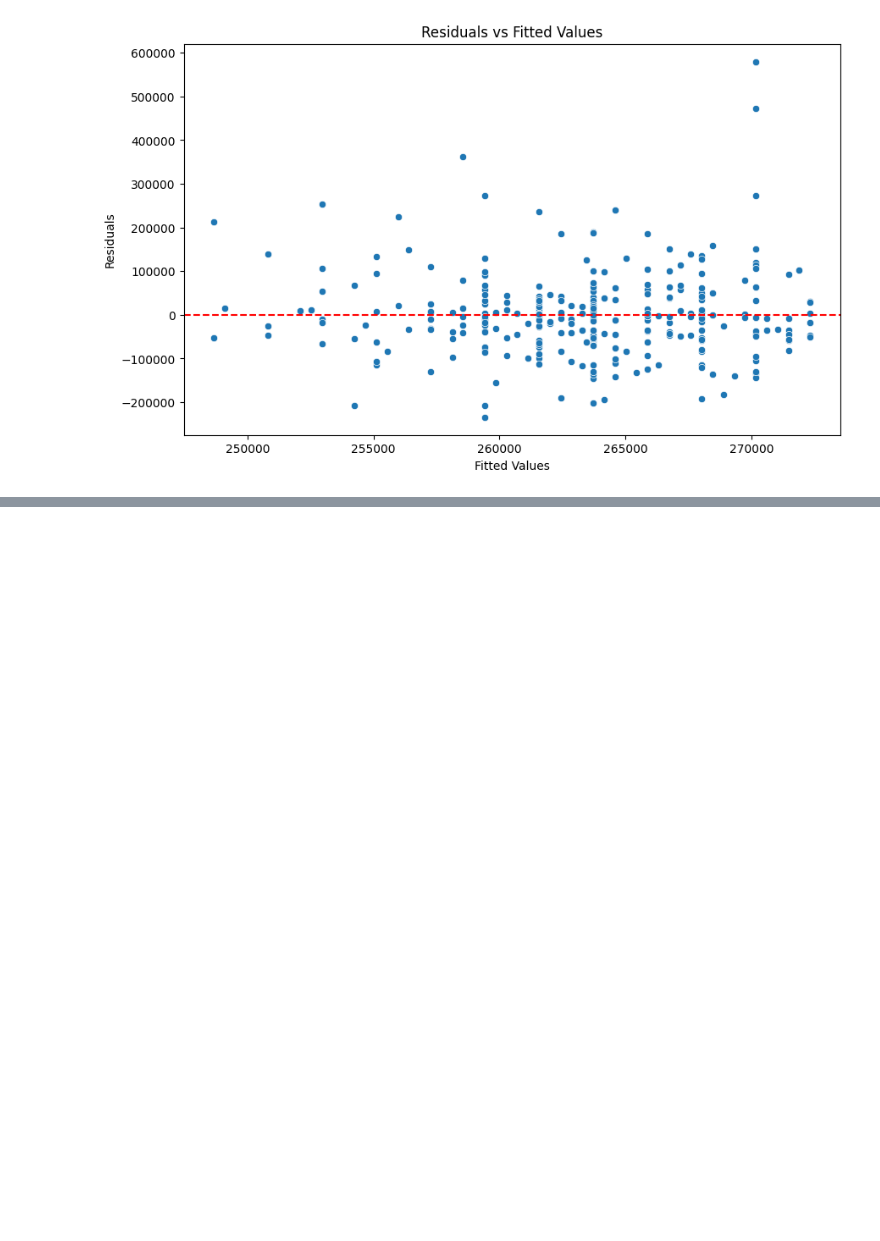
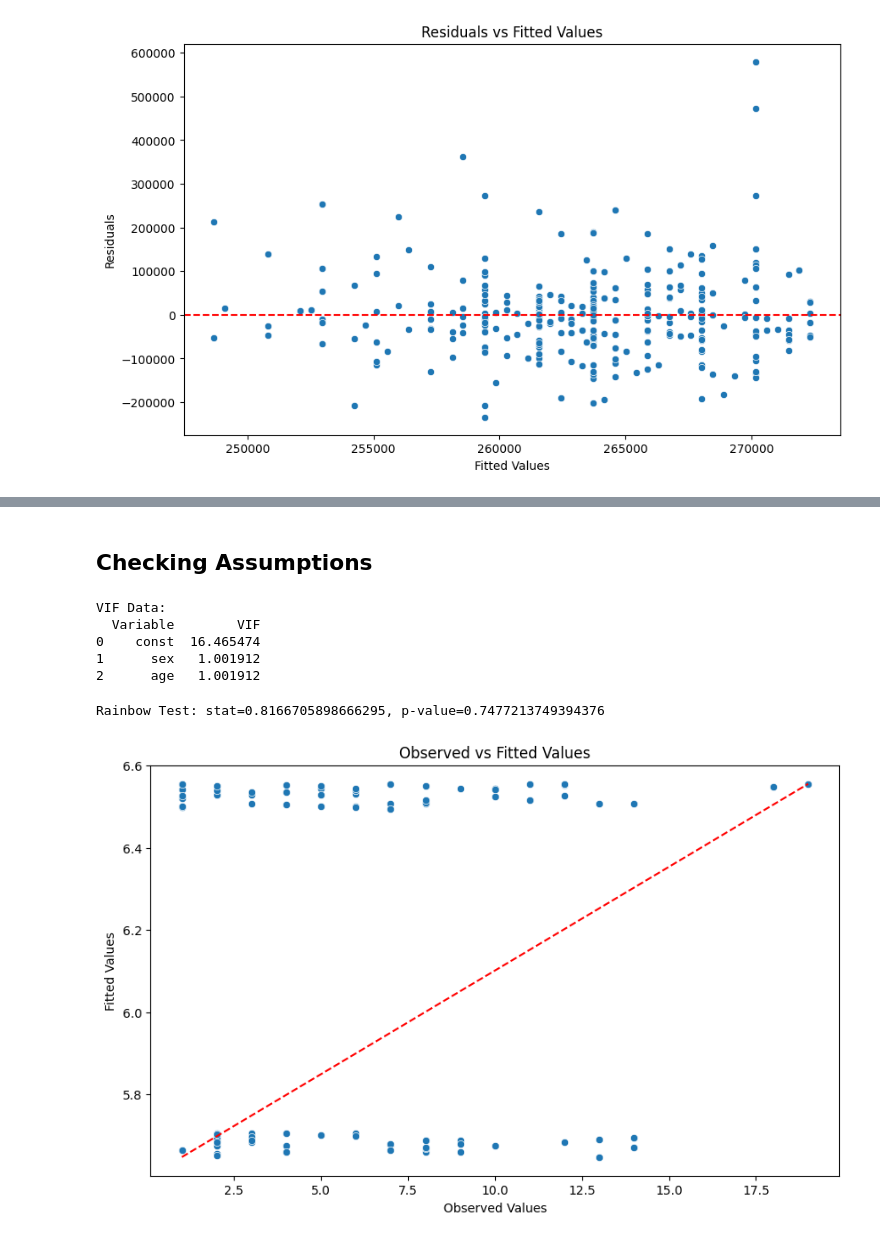
Before and after one commit to alexandra-hidalgo/datasci_6_regression, a Jupyter notebook: Regression.ipynb, the cells around one changed output, grey strips where cells are left out. Saved outputs shown, nothing was run; the diff lists cells and outputs as text; code cells hidden in the pictures; blank space fills up the shorter version.

```diff
--- a/Regression.ipynb
+++ b/Regression.ipynb
@@ -39,0 +25,3 @@ df
+# %%
+df = pd.read_csv('heart_failure_clinical_records_dataset.csv')
+df
@@ -164,0 +171,3 @@ plt.show()
+# %%
+Immunotherapy = pd.read_excel('Immunotherapy.xlsx')
+Immunotherapy
@@ -164,0 +206,7 @@ plt.show()
+# %%
+# Fit the regression model
+X = Immunotherapy[['sex', 'age']]
+X = sm.add_constant(X)  # Adds a constant term to the predictor
+y = Immunotherapy['Number_of_Warts']
+model = sm.OLS(y, X)
+results = model.fit()
@@ -164,0 +235,36 @@ plt.show()
+# %%
+residuals = results.resid
+fitted = results.fittedvalues
+# %% [markdown]
+## Checking Assumptions
+# %%
+# Checking multicollinearity using VIF
+vif_data = pd.DataFrame()
+vif_data['Variable'] = X.columns
+vif_data['VIF'] = [variance_inflation_factor(X.values, i) for i in range(X.shape[1])]
+print("\nVIF Data:")
+print(vif_data)
+# %% [output]
+VIF Data:
+  Variable        VIF
+0    const  16.465474
+1      sex   1.001912
+2      age   1.001912
+# %%
+### Assessing linearity of the relationship
+stat, p_value = linear_rainbow(results)
+print(f"Rainbow Test: stat={stat}, p-value={p_value}")
+# %% [output]
+Rainbow Test: stat=0.8166705898666295, p-value=0.7477213749394376
+# %%
+## A significant p-value indicates that the relationship is not linear.
+# Plot observed vs fitted values
+plt.figure(figsize=(10, 6))
+sns.scatterplot(x=Immunotherapy['Number_of_Warts'], y=fitted)
+plt.xlabel('Observed Values')
+plt.ylabel('Fitted Values')
+plt.title('Observed vs Fitted Values')
+plt.plot([min(Immunotherapy['Number_of_Warts']), max(Immunotherapy['Number_of_Warts'])], [min(fitted), max(fitted)], color='red', linestyle='--')
+plt.show()
+# %% [output]
+[figure, added]
```
Also changed, not shown: parts of 17 cells of this notebook.
